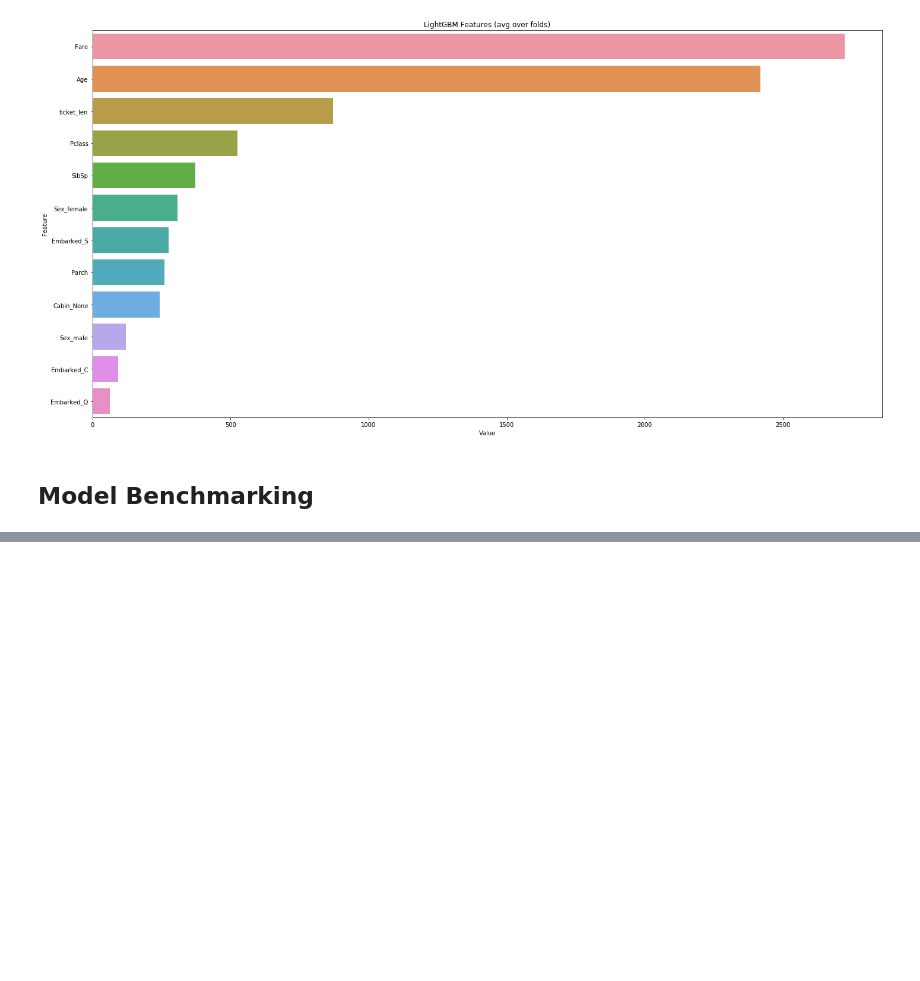
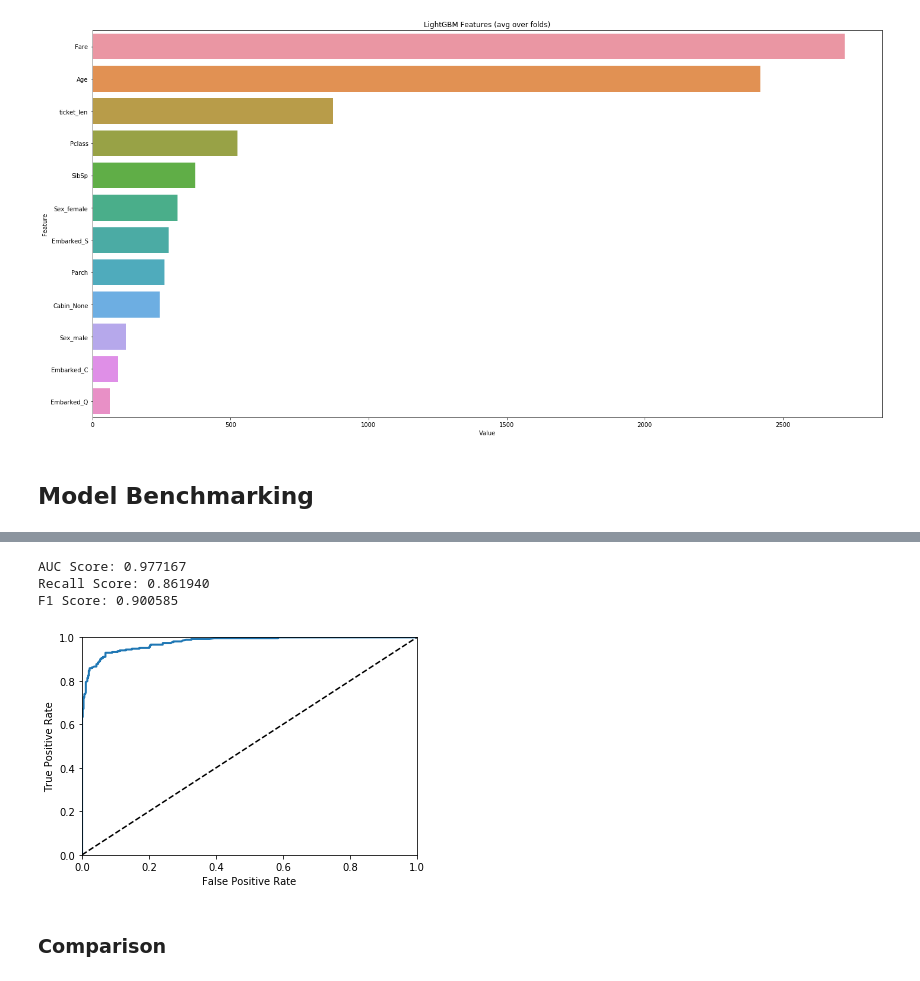
Before and after one commit to imfaridz/machine-learning-learn, a Jupyter notebook: titanic/Classifier.ipynb, the cells around one changed output, grey strips where cells are left out. Saved outputs shown, nothing was run; the diff lists cells and outputs as text; code cells hidden in the pictures; blank space fills up the shorter version.

```diff
--- a/titanic/Classifier.ipynb
+++ b/titanic/Classifier.ipynb
@@ -156,0 +222,19 @@ top_feats = feature_imp.loc[feature_imp['Value'] > 0].Feature.values.tolist()
+# %%
+xgbc = XGBClassifier(
+     learning_rate =0.1,
+     n_estimators=1000,
+     max_depth=5,
+     min_child_weight=1,
+     gamma=0,
+     subsample=0.8,
+     colsample_bytree=0.8,
+     objective= 'binary:logistic',
+     n_jobs = -1,
+     scale_pos_weight=scale_pos_weight_val,
+     silent = True,
+     seed=27)
+# %%
+xgbc.fit(X_train, y_train,
+         eval_metric = 'auc',
+         eval_set = [(X_valid, y_valid)],
+         early_stopping_rounds = 500)
@@ -156,0 +266,14 @@ top_feats = feature_imp.loc[feature_imp['Value'] > 0].Feature.values.tolist()
+# %%
+print("AUC Score: %f" % metrics.roc_auc_score(y_train, xgbc.predict_proba(X_train)[:,1]))
+print("Recall Score: %f" %metrics.recall_score(y_train, xgbc.predict(X_train)))
+print("F1 Score: %f" % metrics.f1_score(y_train, xgbc.predict(X_train)))
+fpr, tpr, thresholds = roc_curve(y_train, xgbc.predict_proba(X_train)[:,1])
+plot_roc_curve(fpr, tpr)
+plt.show()
+# %% [output]
+AUC Score: 0.977167
+Recall Score: 0.861940
+F1 Score: 0.900585
+[figure, added]
+# %% [markdown]
+### Comparison
```
Also changed, not shown: parts of 16 cells of this notebook.
